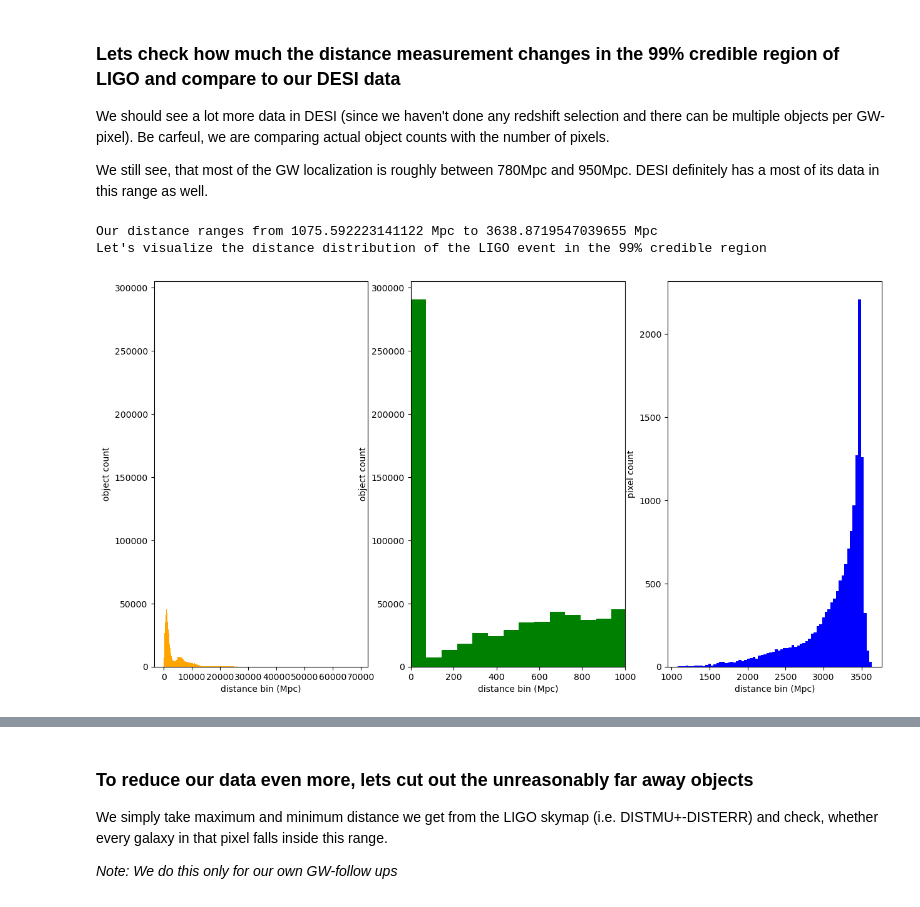
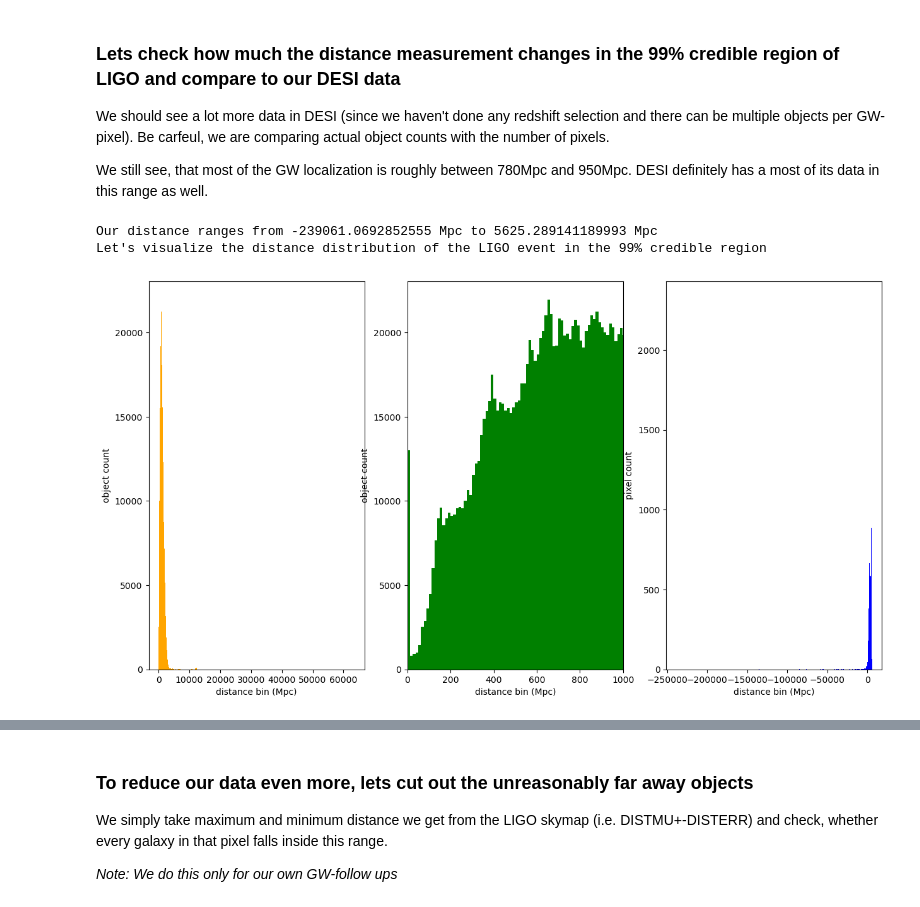
Before and after one commit to ananya971/ligo-desi-gw-follow-up, a Jupyter notebook: Galaxy Selection/Galaxy_Selector_MOC.ipynb, the cells around one changed output, grey strips where cells are left out. Drawn from its saved outputs; the diff is of its cells as text; code cells hidden in the pictures.

```diff
--- a/Galaxy Selection/Galaxy_Selector_MOC.ipynb
+++ b/Galaxy Selection/Galaxy_Selector_MOC.ipynb
@@ -393,0 +431,5 @@ data_99 = hstack([data_99, Table({"DIST_Z": distances}), Table({"DIST_Z_ERR": di
+# %%
+dists_mean = (dists_max+dists_min)/2
+dists_err_mean = (dists_err_max+dists_err_min)/2  # nehme ich als sigma
+# %%
+dists_mean_stddev = np.sqrt((dists_max-dists_mean)**2+(dists_min-dists_mean)**2)
@@ -394,3 +447,5 @@ data_99 = hstack([data_99, Table({"DIST_Z": distances}), Table({"DIST_Z_ERR": di
+# %%
+data_99 = hstack([data_99, Table({"DIST_Z_MEAN": dists_mean}), Table({"DIST_Z_ERR": dists_err_mean}), Table({"DIST_Z_COSMO_SIGMA": dists_mean_stddev})])
 # %%
 data_99[:5]
 # %% [output]
@@ -410,34 +469,36 @@ We should see a lot more data in DESI (since we haven't done any redshift select
 
 
 We still see, that most of the GW localization is roughly between 780Mpc and 950Mpc. DESI definitely has a most of its data in this range as well.
+# %%
+plt_skymap = skymap_99[skymap_99["DISTMU"]<np.inf]
 # %%
-dist_max_99 = np.max(skymap_99["DISTMU"])*u.Mpc
-dist_min_99 = np.min(skymap_99["DISTMU"])*u.Mpc
+dist_max_99 = np.max(plt_skymap["DISTMU"])*u.Mpc
+dist_min_99 = np.min(plt_skymap["DISTMU"])*u.Mpc
 print(f"Our distance ranges from {dist_min_99} to {dist_max_99}")
 print("Let's visualize the distance distribution of the LIGO event in the 99% credible region")
 
 fig, ax = plt.subplots(ncols = 3, figsize = (15,8))
 
 
-ax[0].hist(data_99["DIST_Z"], bins = "auto", color = "orange")
-ax[1].hist(data_99["DIST_Z"], bins = "auto", color = "green")
-ax[2].hist(skymap_99["DISTMU"], bins = "auto", color = "blue")
+ax[0].hist(data_99["DIST_Z_MEAN"], bins = "auto", color = "orange")
+ax[1].hist(data_99["DIST_Z_MEAN"], bins = "auto", color = "green")
+ax[2].hist(plt_skymap["DISTMU"], bins = "auto", color = "blue")
 
 
 for axis in ax:
     axis.set_xlabel("distance bin (Mpc)")
 
 ax[0].set_ylabel("object count")
 ax[1].set_ylabel("object count")
 ax[2].set_ylabel("pixel count")
 
 ax[1].set_xlim(0,1000)
 
 plt.show()
 # %% [output]
-Our distance ranges from 1075.592223141122 Mpc to 3638.8719547039655 Mpc
+Our distance ranges from -239061.0692852555 Mpc to 5625.289141189993 Mpc
 Let's visualize the distance distribution of the LIGO event in the 99% credible region
-[figure, old version]
+[figure, new version]
 # %%
 len(skymap_99), len(data_99)
 # %% [output]
```
Also changed, not shown: parts of 68 cells of this notebook.
